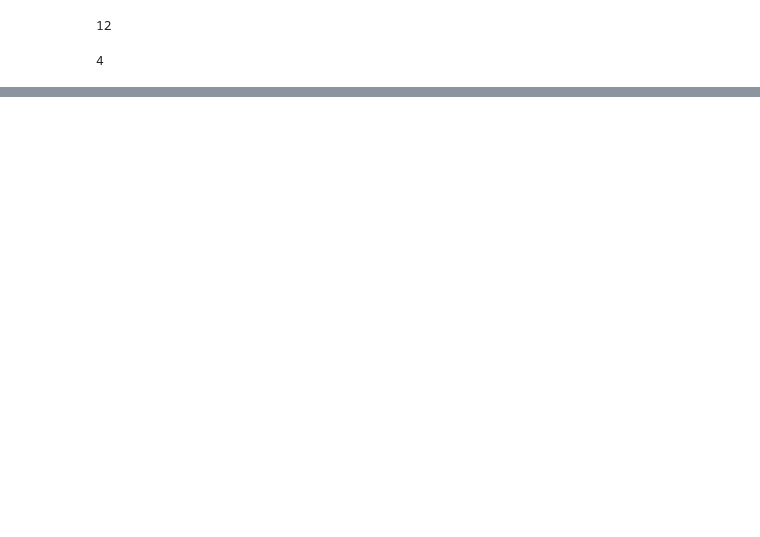
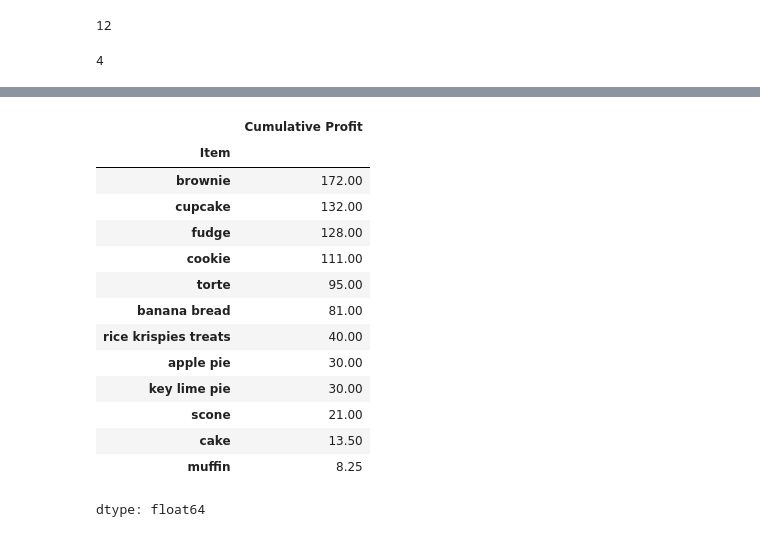
Before and after one commit to SamarBaghdadi/CodingDojo_DS_V23, a Jupyter notebook: Slicing_intro.ipynb, the cells around one changed output, grey strips where cells are left out. Saved outputs shown, nothing was run; the diff lists cells and outputs as text; code cells hidden in the pictures; blank space fills up the shorter version.

```diff
--- a/Slicing_intro.ipynb
+++ b/Slicing_intro.ipynb
@@ -313,0 +419,18 @@ df_students
+# %%
+df['Cumulative Profit'].sort_values(ascending=False)
+# %% [output]
+|  | Cumulative Profit |
+| Item |  |
+| brownie | 172.00 |
+| cupcake | 132.00 |
+| fudge | 128.00 |
+| cookie | 111.00 |
+| torte | 95.00 |
+| banana bread | 81.00 |
+| rice krispies treats | 40.00 |
+| apple pie | 30.00 |
+| key lime pie | 30.00 |
+| scone | 21.00 |
+| cake | 13.50 |
+| muffin | 8.25 |
+dtype: float64
```
Also changed, not shown: parts of 14 cells of this notebook.
